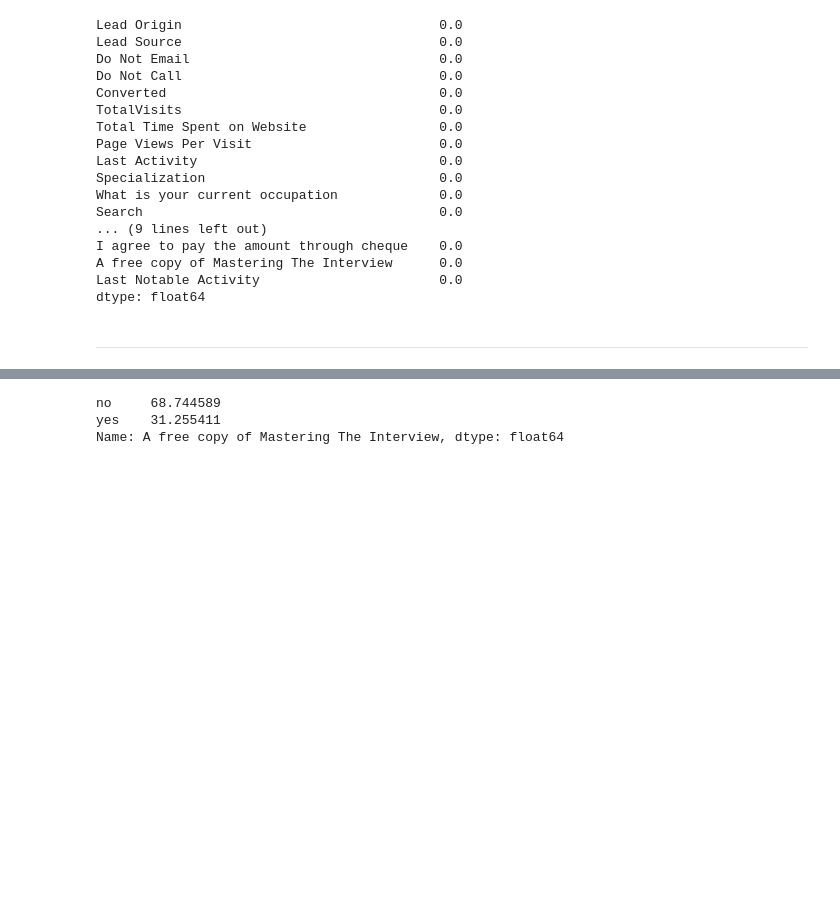
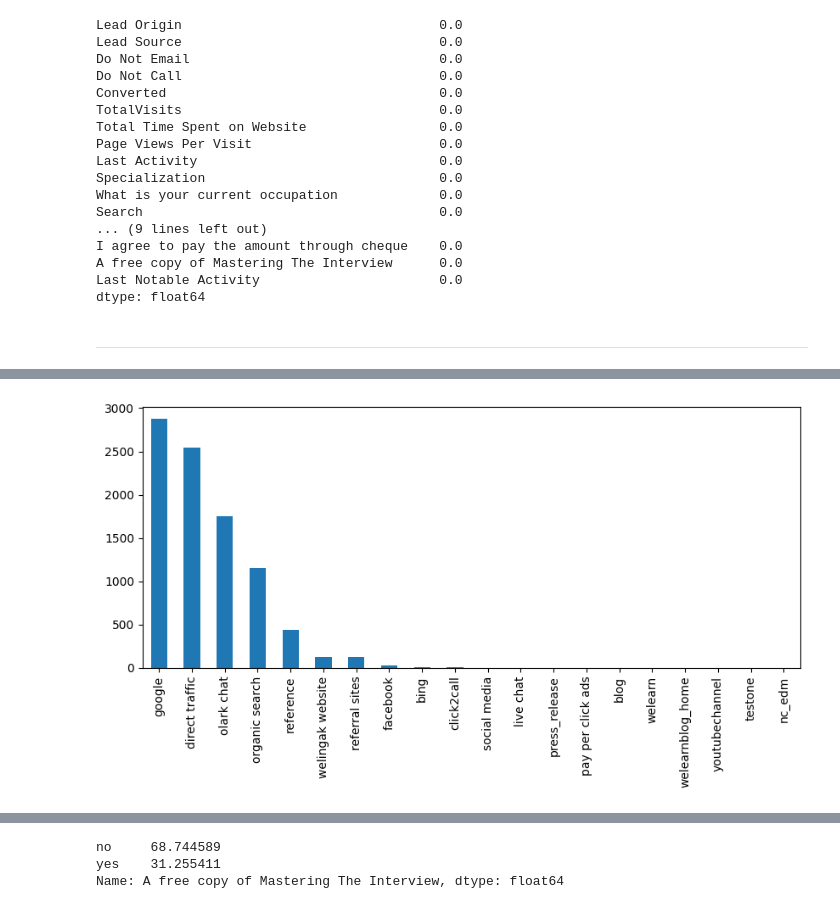
Before and after one commit to Sahil1776/Lead-Scoring-Case-Study, a Jupyter notebook: Model.ipynb, the cells around one changed output, grey strips where cells are left out. Drawn from its saved outputs; the diff is of its cells as text; code cells hidden in the pictures; blank space fills up the shorter version.

```diff
--- a/Model.ipynb
+++ b/Model.ipynb
@@ -436,0 +512,9 @@ array(['api', 'landing page submission', 'lead add form', 'lead import',
+# %%
+plt.figure(figsize = (10,4))
+df['Lead Source'].value_counts().plot.bar()
+plt.show()
+
+# There are a lot of categories which have low numbers
+# But they might have good conversion rates
+# %% [output]
+[figure, added]
```
Also changed, not shown: parts of 94 cells of this notebook.
